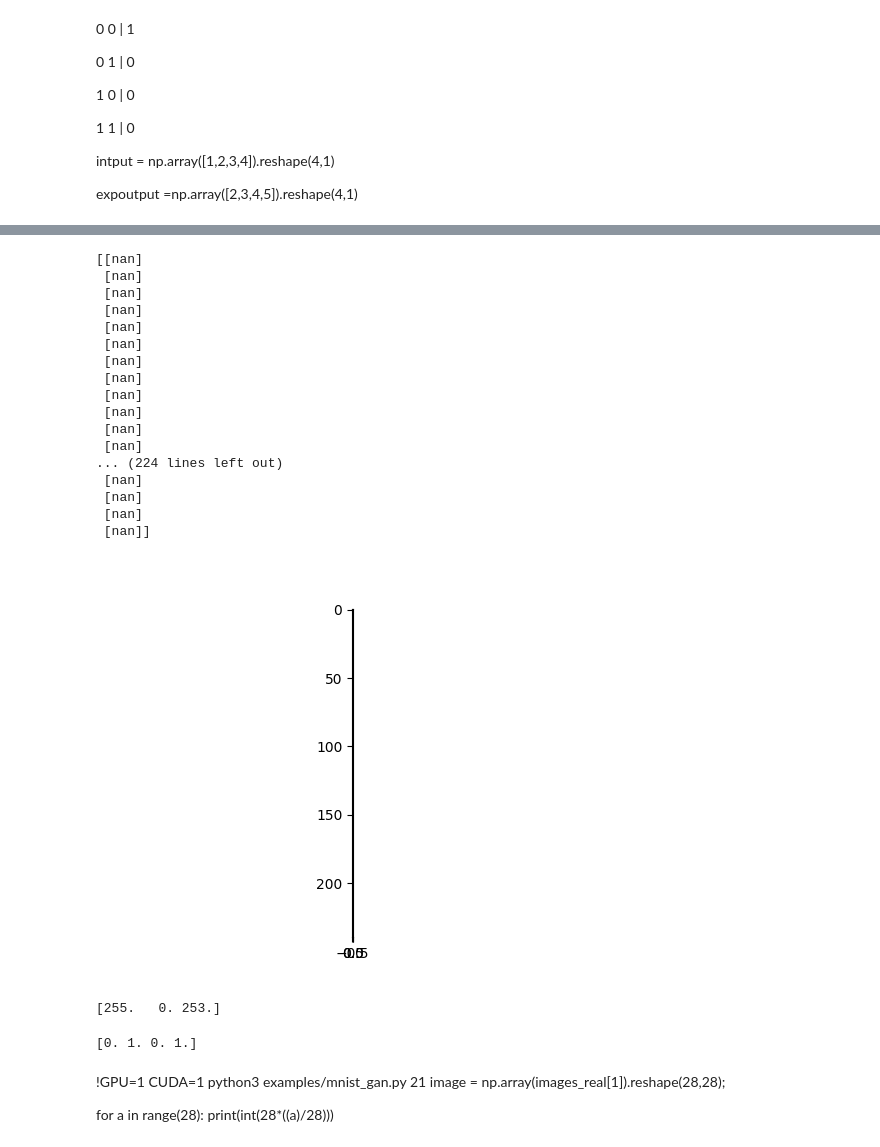
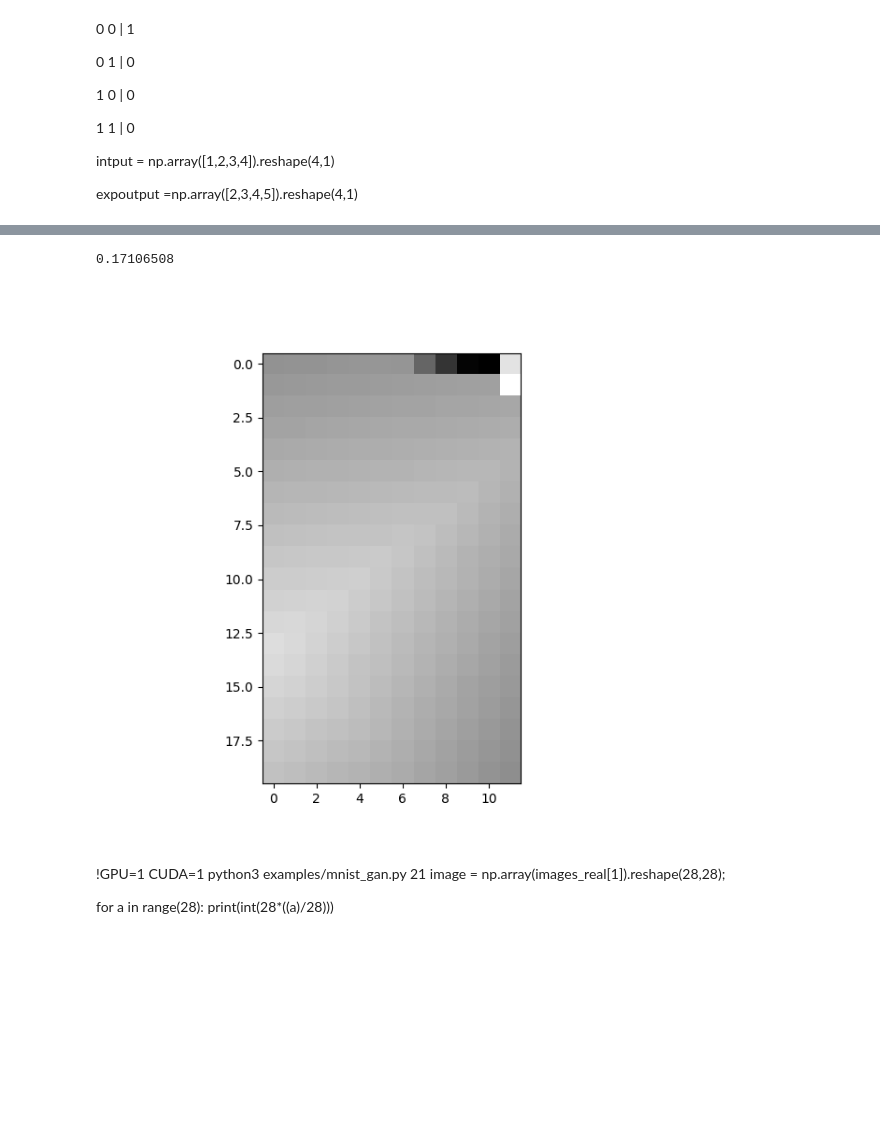
Before and after one commit to Michal1Bogucki/test, a Jupyter notebook: Untitled0.ipynb, the cells around one changed output, grey strips where cells are left out. Drawn from its saved outputs; the diff is of its cells as text; code cells hidden in the pictures; blank space fills up the shorter version.

```diff
--- a/Untitled0.ipynb
+++ b/Untitled0.ipynb
@@ -160,21 +191,21 @@ from extra.training import sparse_categorical_crossentropy
 from tinygrad.nn.optim import SGD, LAMB
 from tinygrad.state import get_parameters
 Tensor.training = True
-opt = SGD(get_parameters(net), lr=3e-4)
+opt = SGD(get_parameters(net), lr=1e-1)
 
 def mean_squared_error(y_true, y_pred):
-    x= y_true.sub(Tensor(y_pred.astype(np.float32))).abs().mean()
-    #x= y_true.sub(Tensor(y_pred.astype(np.float32))).square().mean()
+    #x= y_true.sub(Tensor(y_pred.astype(np.float32),requires_grad=False)).abs().mean()
+    x= y_true.sub(Tensor(y_pred.astype(np.float32))).square().mean()
     return x
 
 grid_size=28
 
 image=(np.array(images_real[21]).reshape(28,28))[3:23,9:21]
 
-data=np.array([(x, y,image[x,y]) for x in range(image.shape[0]) for y in range(image.shape[1])])
+data=np.array([((x*2/28)-1, (y*2/28-1),image[x,y]/255) for x in range(image.shape[0]) for y in range(image.shape[1])])
 
 row= 15
 
-data2train=data[row*image.shape[1]:row*image.shape[1]+image.shape[1],:]
+#data2train=data[np.randint(0,image.shape[0],size=5),:]
 #data2train=data2train[[1,5,10],:]
 fig=plt.imshow(image, interpolation='none', cmap='gray')
@@ -199,29 +261,15 @@ Step 2501 | Loss: nan
 KeyboardInterrupt: ignored
 # %%
-out=net(Tensor(data[:,1:2],requires_grad=False)).numpy()#.reshape(image.shape)
-print(out)
+yy=[(FourFeat(data[i,0:2])) for i in range(data.shape[0])]
+yy=data[:,0:2]
+out=net(Tensor(yy,requires_grad=False))
+#print(Tensor(yy,requires_grad=False).shape)
+loss= mean_squared_error(out,data[:,2])
+out = out.numpy().reshape(image.shape)
+
+print(loss.numpy())
 fig=plt.imshow(out, interpolation='none', cmap='gray')
 plt.show()
 # %% [output]
-[[nan]
- [nan]
- [nan]
- [nan]
- [nan]
- [nan]
- [nan]
- [nan]
- [nan]
- [nan]
- [nan]
- [nan]
-... (224 lines left out)
- [nan]
- [nan]
- [nan]
- [nan]]
+0.17106508
-[figure, old version]
+[figure, new version]
-# %%
-print(data2train[:,2])
-# %% [output]
-[255.   0. 253.]
@@ -232,8 +282,3 @@ intput = np.array( [[0,	0],
 [1,	1	]])
 
 expoutput = np.array([1,0,0,0]).reshape(4,1)
-# %%
-t = Tensor(intput)
-print(t.numpy())
-# %% [output]
-[0. 1. 0. 1.]
```
Also changed, not shown: parts of 7 cells of this notebook.
